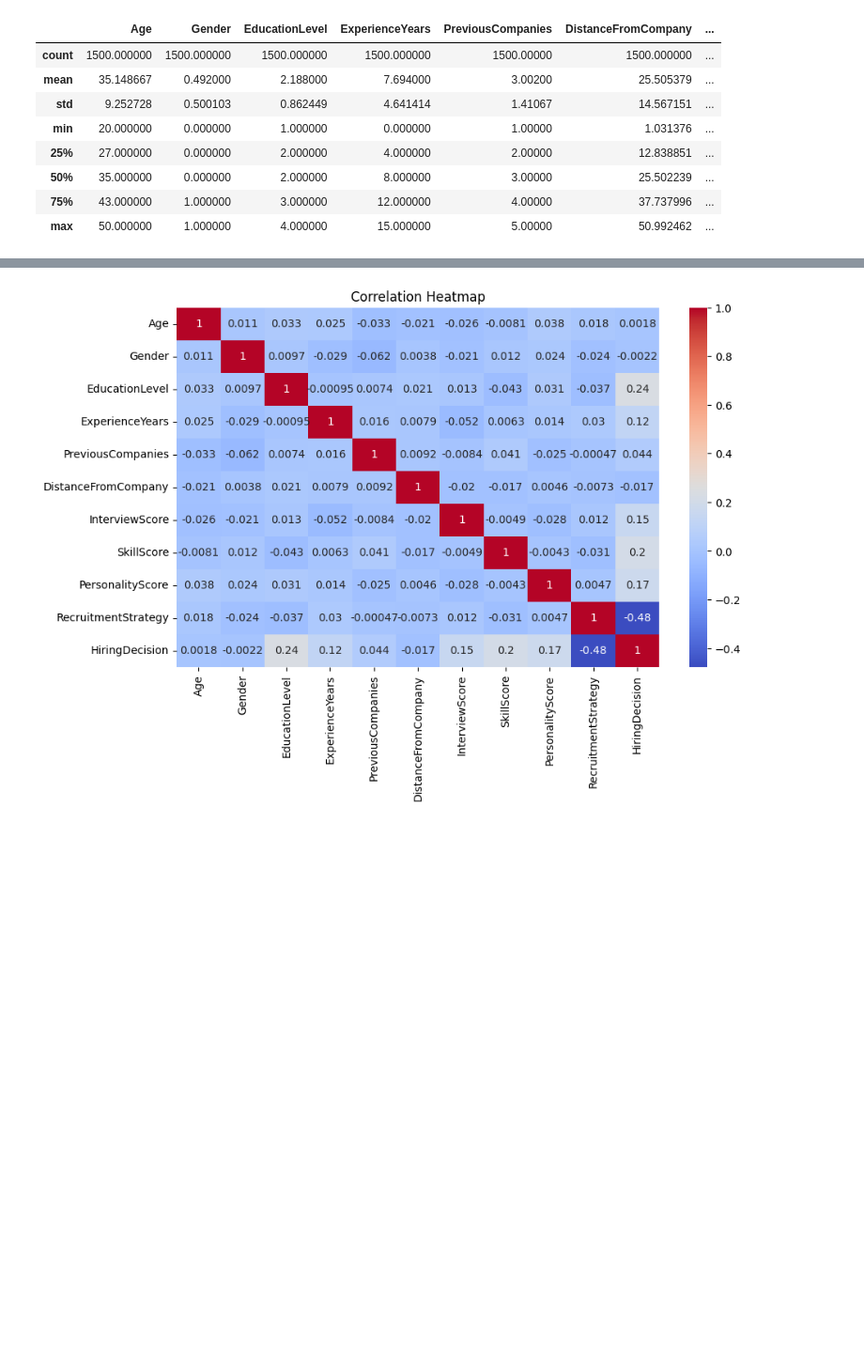
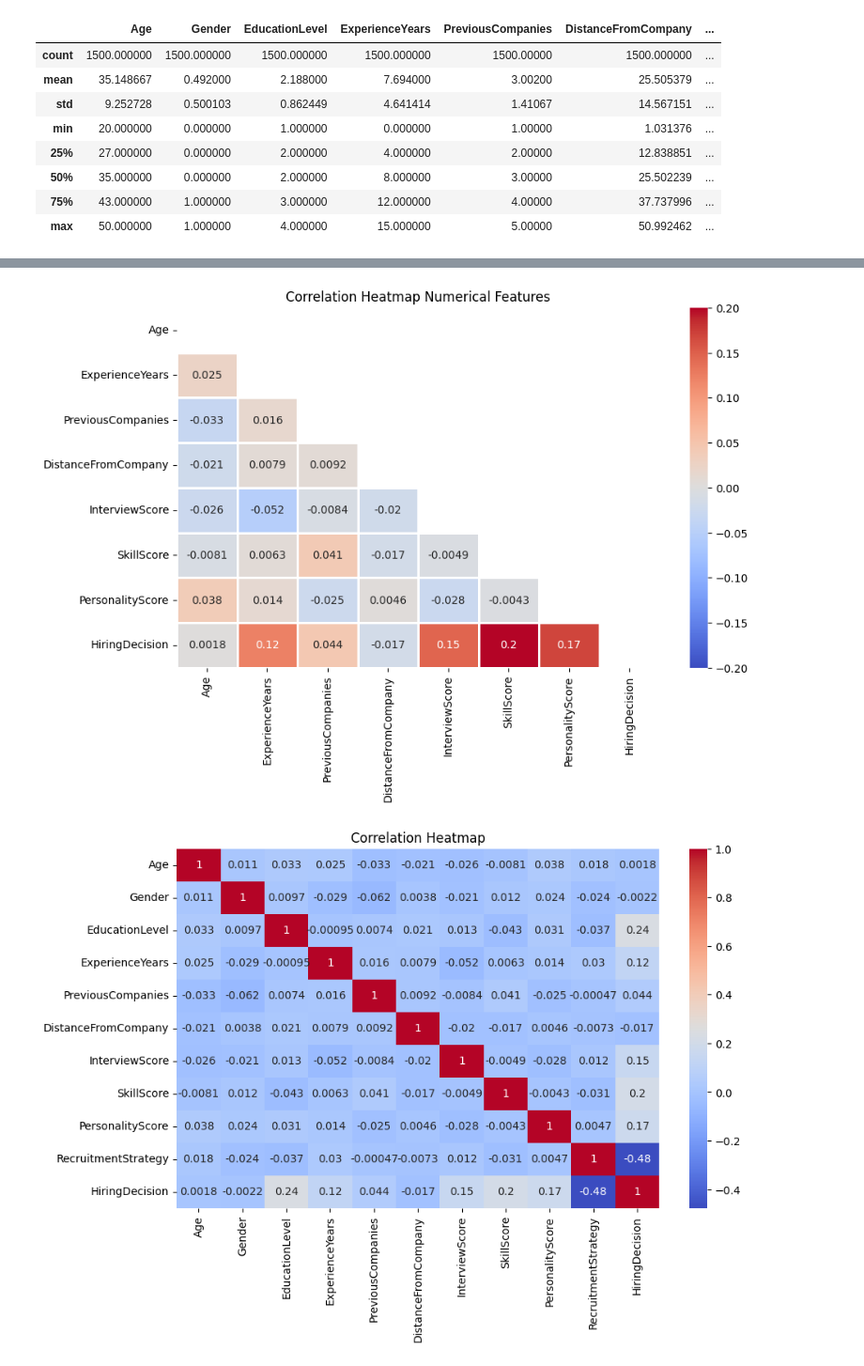
Before and after one commit to 4Kings-Rakamin/Stage0_Business_Understanding, a Jupyter notebook: EDA_Dataset_8/Part1_D8.ipynb, the cells around one changed output, grey strips where cells are left out. Shown: that part at 94% size. Saved outputs shown, nothing was run; the diff lists cells and outputs as text; code cells hidden in the pictures; blank space fills up the shorter version.

```diff
--- a/EDA_Dataset_8/Part1_D8.ipynb
+++ b/EDA_Dataset_8/Part1_D8.ipynb
@@ -122,3 +156,28 @@ for col in num_cols:
+# %%
+import numpy as np
+import matplotlib.pyplot as plt
+import seaborn as sns
+
+# hitung korelasi
+corr = df[num_cols2].corr()
+
+# mask segitiga atas
+mask = np.triu(np.ones_like(corr, dtype=bool))
+
+# plot heatmap segitiga
+plt.figure(figsize=(10, 6))
+sns.heatmap(
+    corr,
+    mask=mask,
+    annot=True,
+    cmap='coolwarm',
+    vmin=-0.20, vmax=0.20,
+    linewidths=0.9
+)
+plt.title('Correlation Heatmap Numerical Features')
+plt.show()
+# %% [output]
+[figure, added]
 # %%
 # heatmap korelasi
 plt.figure(figsize=(10, 6))
```
Also changed, not shown: parts of 18 cells of this notebook, 3 other files.
